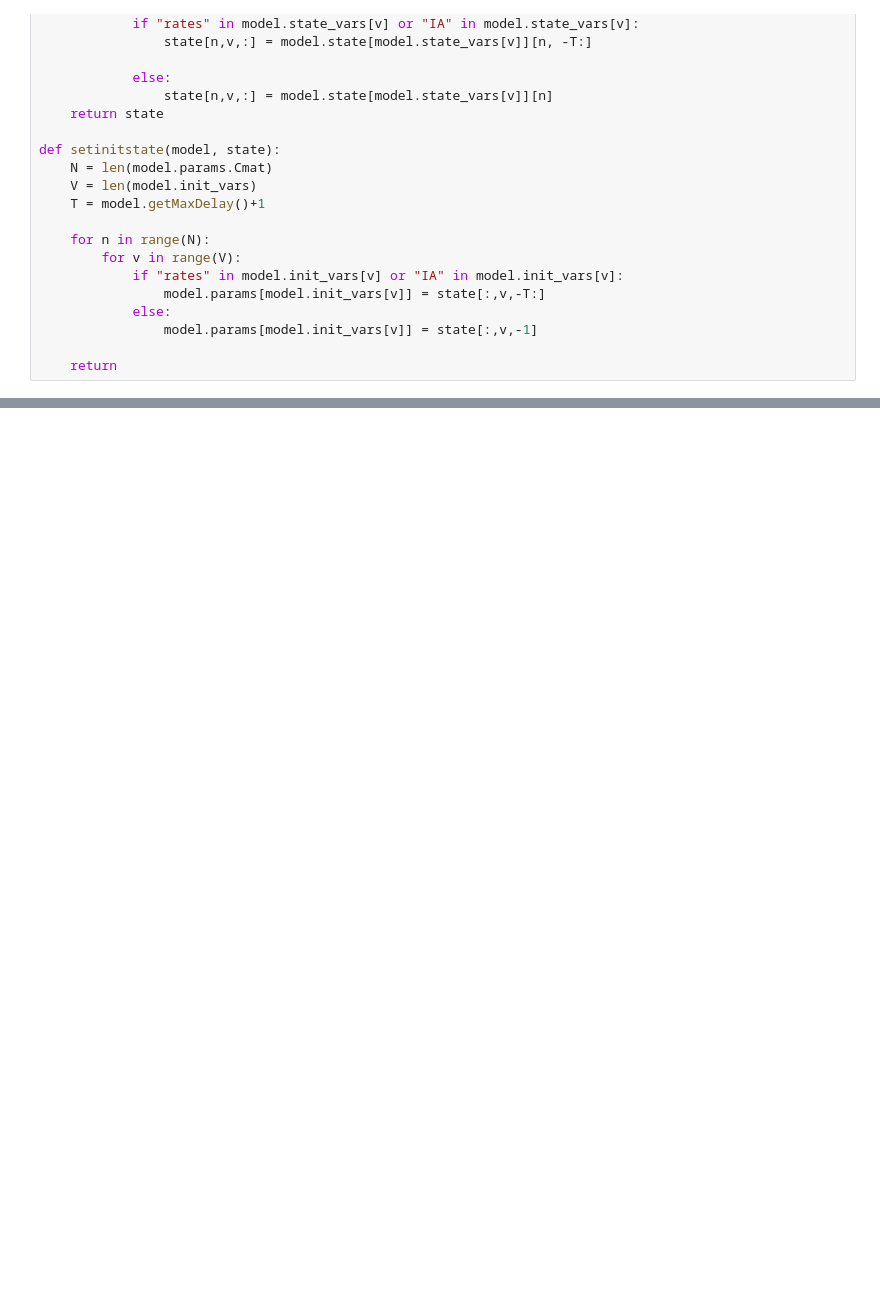
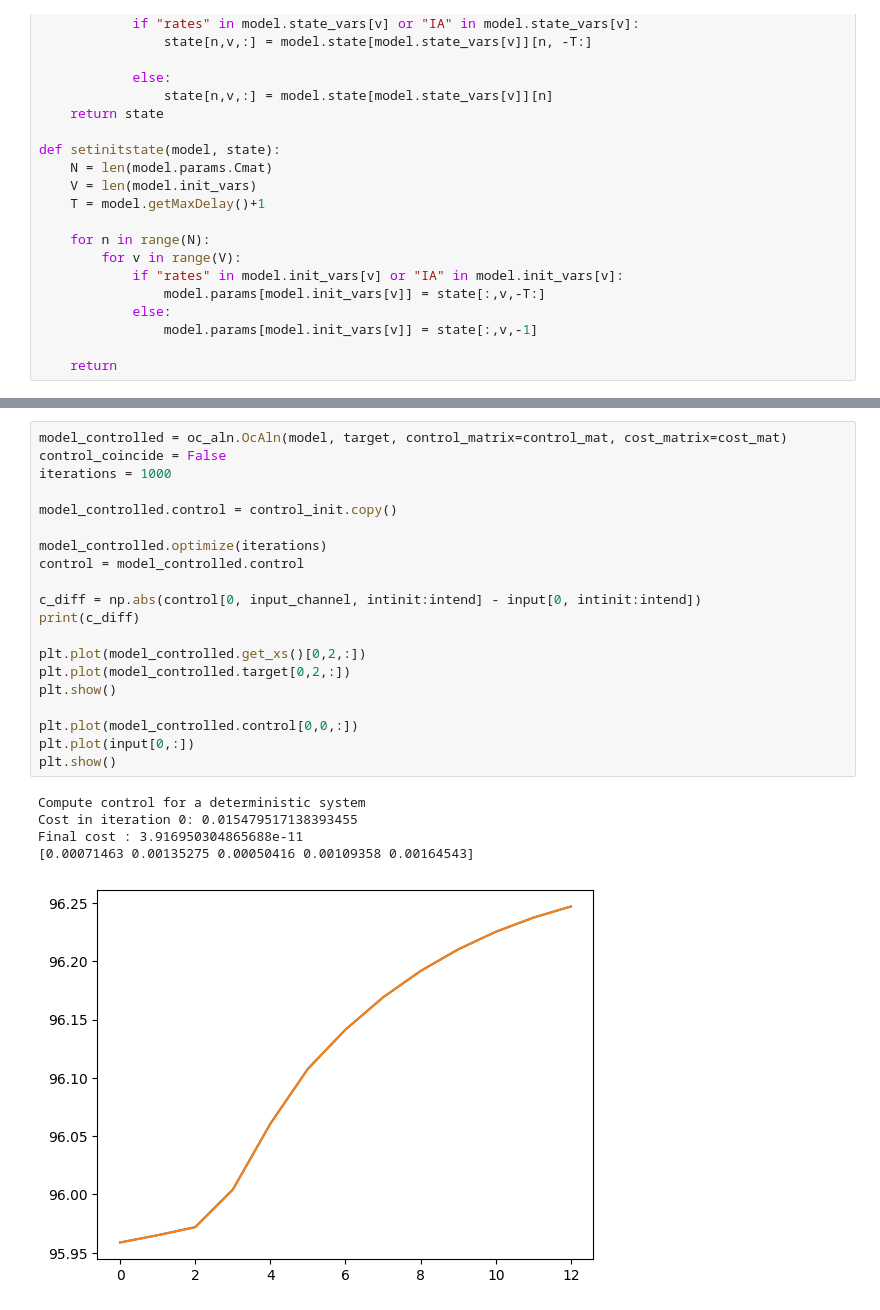
Before and after one commit to neurolib-dev/neurolib, a Jupyter notebook: examples/example-5-optimal-control/example-5.5-oc-aln-model-deterministic.ipynb, the cells around one changed output, grey strips where cells are left out. Saved outputs shown, nothing was run; the diff lists cells and outputs as text; blank space fills up the shorter version.

```diff
--- a/examples/example-5-optimal-control/example-5.5-oc-aln-model-deterministic.ipynb
+++ b/examples/example-5-optimal-control/example-5.5-oc-aln-model-deterministic.ipynb
@@ -243,0 +407,26 @@ Final cost : 2.46601135694225e-07
+# %%
+model_controlled = oc_aln.OcAln(model, target, control_matrix=control_mat, cost_matrix=cost_mat)
+control_coincide = False
+iterations = 1000
+
+model_controlled.control = control_init.copy()
+
+model_controlled.optimize(iterations)
+control = model_controlled.control
+
+c_diff = np.abs(control[0, input_channel, intinit:intend] - input[0, intinit:intend])
+print(c_diff)
+
+plt.plot(model_controlled.get_xs()[0,2,:])
+plt.plot(model_controlled.target[0,2,:])
+plt.show()
+
+plt.plot(model_controlled.control[0,0,:])
+plt.plot(input[0,:])
+plt.show()
+# %% [output]
+Compute control for a deterministic system
+Cost in iteration 0: 0.015479517138393455
+Final cost : 3.916950304865688e-11
+[0.00071463 0.00135275 0.00050416 0.00109358 0.00164543]
+[figure, added]
```
Also changed, not shown: parts of 10 cells of this notebook, 3 other files.
